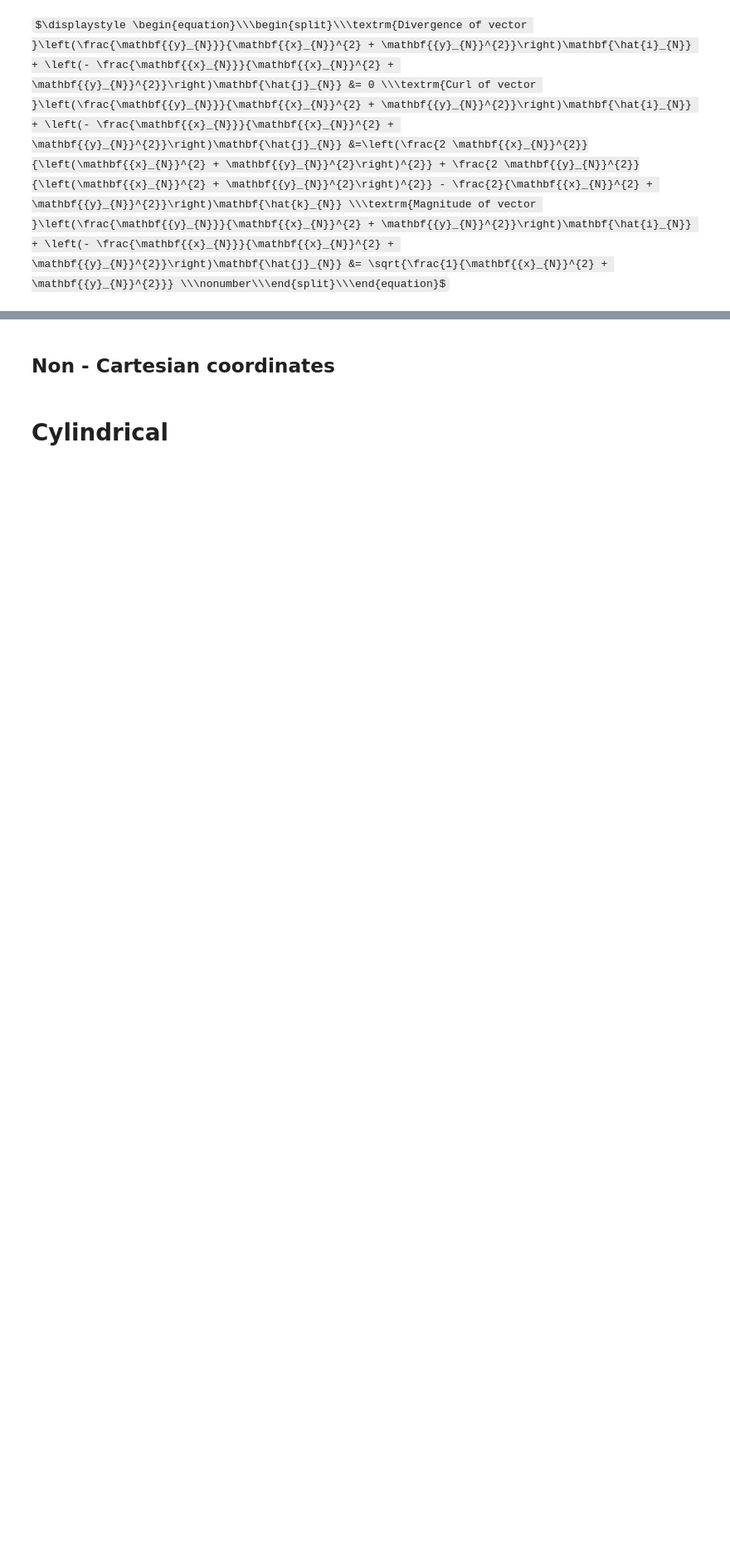
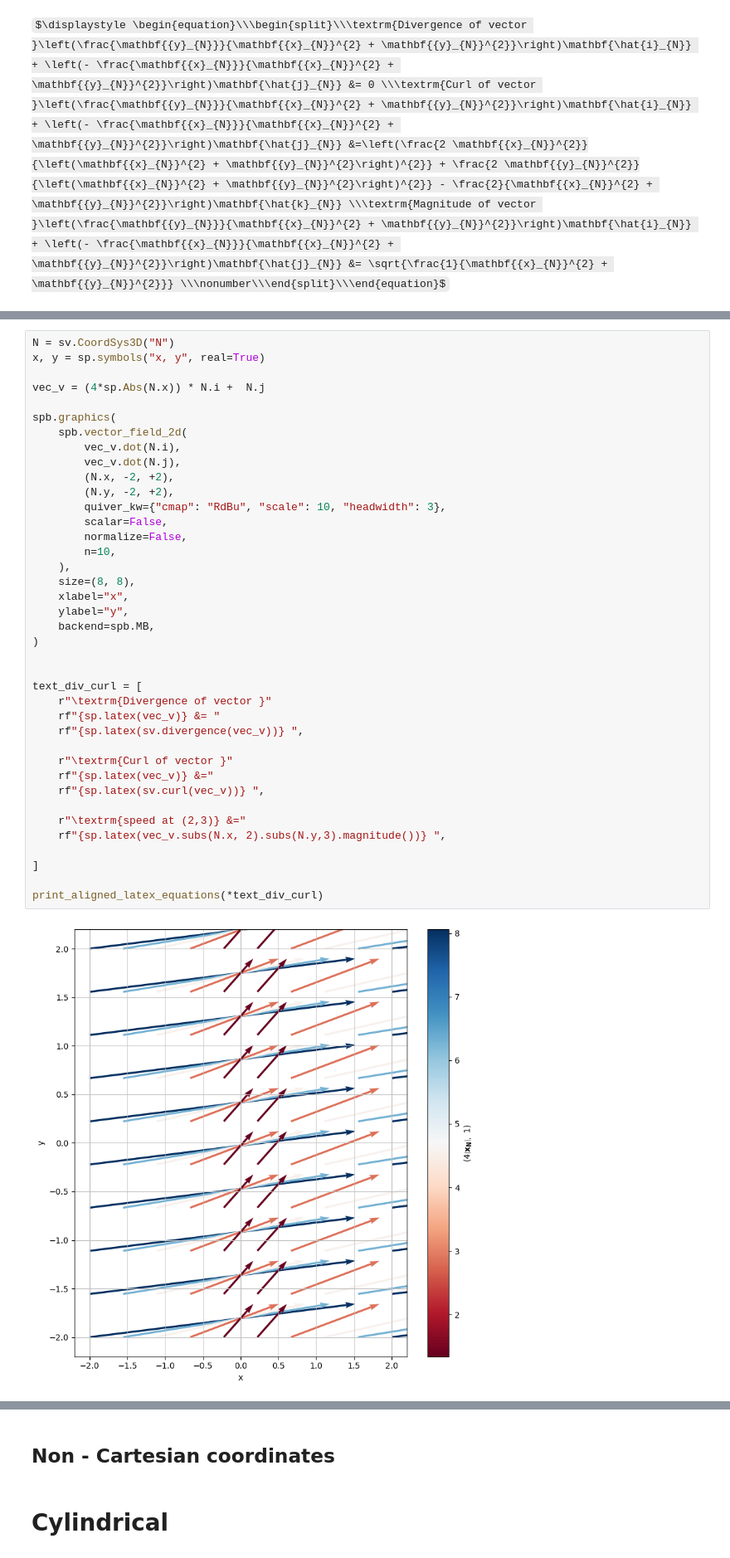
Before and after one commit to JonnyRed/Vectors-and-Tensors, a Jupyter notebook: Section-2-Vector-Operations.ipynb, the cells around one changed output, grey strips where cells are left out. Shown at 83% size. Cells and saved outputs as stored; diff of their text form; some formulas as TeX source; blank space fills up the shorter version.

```diff
--- a/Section-2-Vector-Operations.ipynb
+++ b/Section-2-Vector-Operations.ipynb
@@ -539,0 +587,41 @@ $\displaystyle \begin{equation}\\\begin{split}\\\textrm{Divergence of vector }\l
+# %%
+N = sv.CoordSys3D("N")
+x, y = sp.symbols("x, y", real=True)
+
+vec_v = (4*sp.Abs(N.x)) * N.i +  N.j
+
+spb.graphics(
+    spb.vector_field_2d(
+        vec_v.dot(N.i),
+        vec_v.dot(N.j),
+        (N.x, -2, +2),
+        (N.y, -2, +2),
+        quiver_kw={"cmap": "RdBu", "scale": 10, "headwidth": 3},
+        scalar=False,
+        normalize=False,
+        n=10,
+    ),
+    size=(8, 8),
+    xlabel="x",
+    ylabel="y",
+    backend=spb.MB,
+)
+
+
+text_div_curl = [
+    r"\textrm{Divergence of vector }"
+    rf"{sp.latex(vec_v)} &= "
+    rf"{sp.latex(sv.divergence(vec_v))} ",
+
+    r"\textrm{Curl of vector }"
+    rf"{sp.latex(vec_v)} &="
+    rf"{sp.latex(sv.curl(vec_v))} ",
+
+    r"\textrm{speed at (2,3)} &="
+    rf"{sp.latex(vec_v.subs(N.x, 2).subs(N.y,3).magnitude())} ",
+
+]
+
+print_aligned_latex_equations(*text_div_curl)
+# %% [output]
+[figure, added]
```
Also changed, not shown: parts of 9 cells of this notebook, 1 other file.
